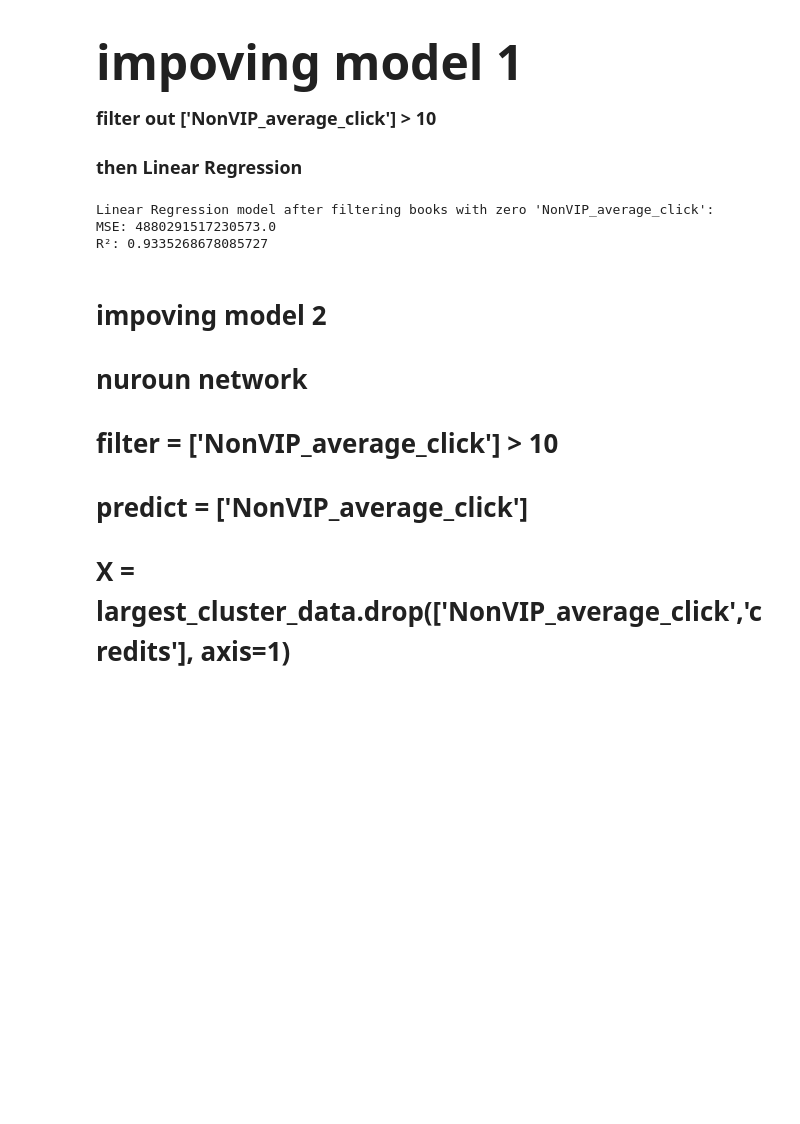
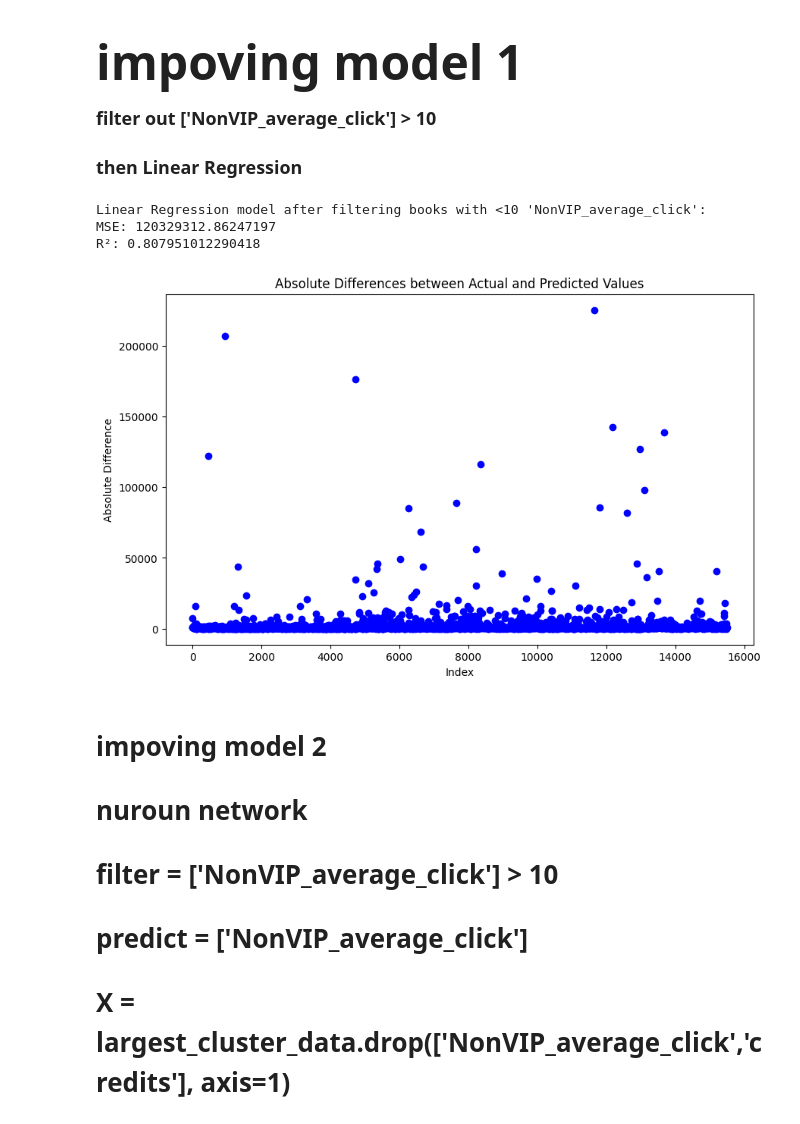
Before and after one commit to caiirene/MachineLearning_FictionPopularityPrediction, a Jupyter notebook: CleanJinjiangModel.ipynb, the cells around one changed output. Saved outputs shown, nothing was run; the diff lists cells and outputs as text; code cells hidden in the pictures; blank space fills up the shorter version.

```diff
--- a/CleanJinjiangModel.ipynb
+++ b/CleanJinjiangModel.ipynb
@@ -166,34 +142,50 @@ plt.show()
 
 <h3>then Linear Regression</h3>
 # %%
+
+# 加载数据（假设已加载为 data）
+
 # 过滤掉 'NonVIP_average_click' 为 0 的书籍
-filtered_data = data[data['NonVIP_average_click'] > 10]
+filtered_data = data[(data['NonVIP_average_click'] > 10) ]
 
 # 选择特征和目标变量，这次我们假设 'credits' 是目标变量
-X = filtered_data.drop(['credits'], axis=1)
-y = filtered_data['credits']
+X = filtered_data.drop(['NonVIP_average_click'], axis=1)
+y = filtered_data['NonVIP_average_click']
 
 # 划分数据集
 X_train, X_test, y_train, y_test = train_test_split(X, y, test_size=0.2, random_state=42)
 
 # 创建线性回归模型
 lr_model = LinearRegression()
 lr_model.fit(X_train, y_train)
 
 # 进行预测
 y_pred = lr_model.predict(X_test)
 
 # 性能评估
 mse = mean_squared_error(y_test, y_pred)
 r2 = r2_score(y_test, y_pred)
 
-print(f"Linear Regression model after filtering books with zero 'NonVIP_average_click':")
+print(f"Linear Regression model after filtering books with <10 'NonVIP_average_click':")
 print(f"MSE: {mse}")
 print(f"R²: {r2}")
+
+# 计算实际值和预测值之间的绝对差异
+differences = abs(y_test - y_pred)
+
+# 创建图像
+plt.figure(figsize=(10, 6))
+plt.scatter(y_test.index, differences, color='blue')
+plt.title('Absolute Differences between Actual and Predicted Values')
+plt.xlabel('Index')
+plt.ylabel('Absolute Difference')
+#plt.ylim(0, 40000)  # 设置 y 轴的显示范围为 0 到 40000，如果需要
+plt.show()
 # %% [output]
-Linear Regression model after filtering books with zero 'NonVIP_average_click':
-MSE: 4880291517230573.0
-R²: 0.9335268678085727
+Linear Regression model after filtering books with <10 'NonVIP_average_click':
+MSE: 120329312.86247197
+R²: 0.807951012290418
+[figure, added]
 # %% [markdown]
 <h1>impoving model 2</h1>
 <h1>nuroun network</h1>
```
Also changed, not shown: parts of 9 cells of this notebook.
